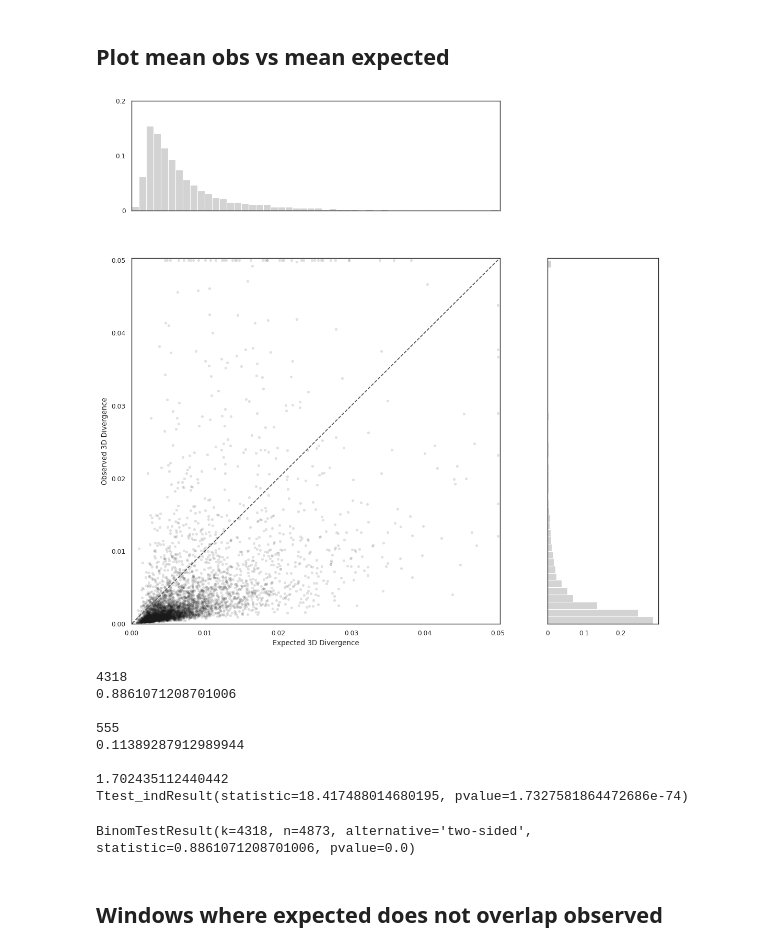
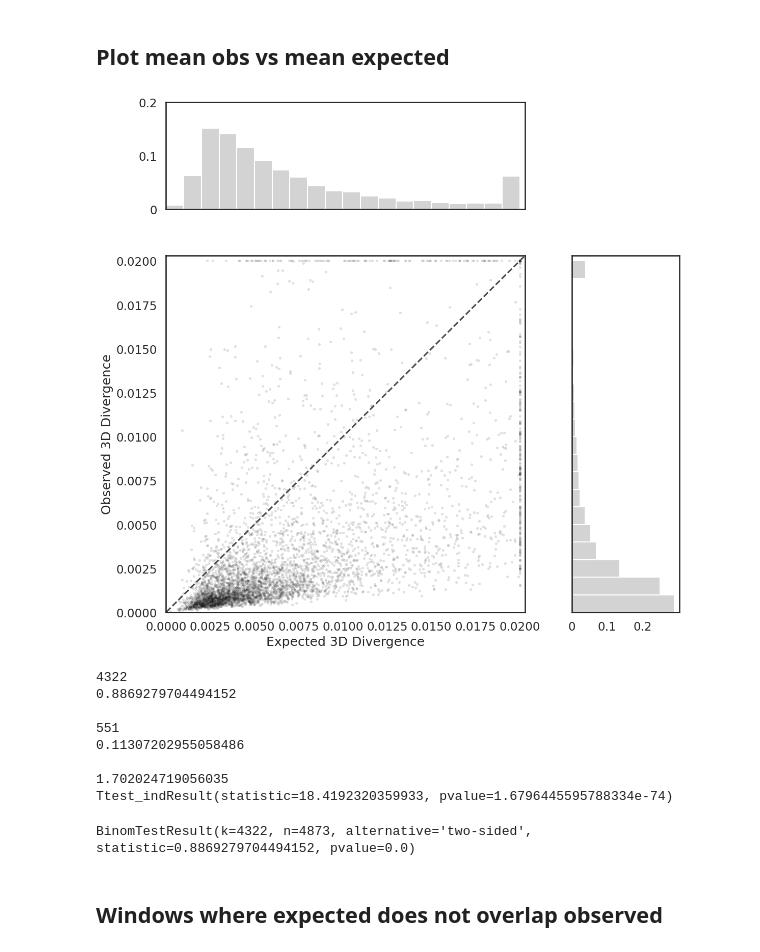
Before and after one commit to erin-n-gilbertson/3DGenome-diversity, a Jupyter notebook: activeNotebooks/expected_divergence.ipynb, the cells around one changed output. Cells and saved outputs as stored; diff of their text form; code cells hidden in the pictures.

```diff
--- a/activeNotebooks/expected_divergence.ipynb
+++ b/activeNotebooks/expected_divergence.ipynb
@@ -5,7 +5,7 @@ import matplotlib.pyplot as plt
 import seaborn as sns
 sns.set(color_codes=True) # Seaborn desaturates matplotlib colors (this is useful if you use both seaborn and basic matplot lib and want colors to be consistent)
 import scipy.stats as stats
-sns.set(palette='husl', context = 'paper', style='white', font_scale=1)
+sns.set(palette='husl', context = 'talk', style='white', font_scale=1)
 
 import os
 import scikit_posthocs as sp
@@ -21,20 +21,20 @@ BASE_PATH = "/".join(os.getcwd().split("/")) # base directory level
 
 
 #Wynton
-# BIN_PATH = os.path.join(BASE_PATH, "bin")  # where my scripts live
-# DATA_PATH = os.path.join(BASE_PATH, "data")  # where I dump new data
-# RESULTS_PATH = os.path.join(BASE_PATH, "results")  # where I analyze results
+BIN_PATH = os.path.join(BASE_PATH, "bin")  # where my scripts live
+DATA_PATH = os.path.join(BASE_PATH, "data")  # where I dump new data
+RESULTS_PATH = os.path.join(BASE_PATH, "results")  # where I analyze results
 
-# SRC_PATH = os.path.join(BASE_PATH, "src")  # where any packages needed to run analyses live. I haven't started structuring things this way yet.
+SRC_PATH = os.path.join(BASE_PATH, "src")  # where any packages needed to run analyses live. I haven't started structuring things this way yet.
 
-# COMP_PATH = os.path.join(DATA_PATH,"pairwise/hsmrca")
-# COMP_PATH = os.path.join(DATA_PATH,"pairwise/reference")
+COMP_PATH = os.path.join(DATA_PATH,"pairwise/hsmrca")
+COMP_PATH = os.path.join(DATA_PATH,"pairwise/reference")
 
-# EXP_PATH = os.path.join(RESULTS_PATH, "expectedDiv")
+EXP_PATH = os.path.join(RESULTS_PATH, "expectedDiv")
 # Local
 
-DATA_PATH = os.path.join(BASE_PATH, "../../../dowloads/")  # where I dump new data
-COMP_PATH = os.path.join(DATA_PATH,"1KGvsHSMRCA")
+# DATA_PATH = os.path.join(BASE_PATH, "../../../dowloads/")  # where I dump new data
+# COMP_PATH = os.path.join(DATA_PATH,"1KGvsHSMRCA")
 # %%
 BASE_PATH
 # %% [output]
@@ -287,7 +287,7 @@ for pop in eDists.keys():
     ind = inds[pop]
     pop_df = pd.DataFrame()
     for chrm in chrms:
-        filename = "%s/%s/%s_chr%s_empiricDist_test.tsv"% (EXP_PATH, pop, ind, chrm)
+        filename = "%s/%s/%s_chr%s_empiricDist.tsv"% (EXP_PATH, pop, ind, chrm)
         df = pd.read_table(filename, header=None, names=cols, index_col=[0,1])
         pop_df = pd.concat([pop_df, df])
     eDists[pop] = pop_df
@@ -342,33 +379,33 @@ eDists['mean'] = eDists_all.mean(axis=1)
 # %%
 empiric = anc_div.mean(axis=1).reset_index(name='3D_divergence')
 empiric['numMuts'] = num_diffs.mean(axis=1).values
 empiric['meanExpected3Ddivergence'] = eDists['mean'].values
 
 # Without color
 fig, ax = plt.subplots(nrows=2,ncols=2,figsize=(13,13),gridspec_kw={'width_ratios': [5, 1.5], 'height_ratios': [1.5, 5]})         # Sample figsize in inches
 empiric_clipped = empiric.copy(deep=True)
-empiric_clipped['3D_divergence'] = empiric_clipped['3D_divergence'].clip(0,0.05)
-empiric_clipped['meanExpected3Ddivergence'] = empiric_clipped['meanExpected3Ddivergence'].clip(0,0.05)
+empiric_clipped['3D_divergence'] = empiric_clipped['3D_divergence'].clip(0,0.02)
+empiric_clipped['meanExpected3Ddivergence'] = empiric_clipped['meanExpected3Ddivergence'].clip(0,0.02)
 
 g = sns.scatterplot(y="3D_divergence", x="meanExpected3Ddivergence", s=12,alpha=0.13,data=empiric_clipped,ax=ax[1,0], color='k',linewidth=.15, edgecolor='k',)#, x_bins=np.arange(0.9965,1,0.00025))  #scatter_kws={'s':2}
-_ = g.set(xlim=(0, 0.0503), ylim=(0, 0.0503), xlabel=("Expected 3D Divergence"), ylabel=("Observed 3D Divergence"))
+_ = g.set(xlim=(0, 0.0203), ylim=(0, 0.0203), xlabel=("Expected 3D Divergence"), ylabel=("Observed 3D Divergence"))
 _ = g.set()
 _ = ax[1,0].plot([-3, 3], [-3, 3], ls="--", c=".3")
 
 
-_ = ax[0,0].hist(empiric_clipped[['meanExpected3Ddivergence']].values.flatten(), bins=np.arange(0,0.0501,0.001),color='lightgray')
-_ = ax[0,0].set(xlim=(0, 0.0503))
+_ = ax[0,0].hist(empiric_clipped[['meanExpected3Ddivergence']].values.flatten(), bins=np.arange(0,0.0201,0.001),color='lightgray')
+_ = ax[0,0].set(xlim=(0, 0.0203))
 _ = ax[0,0].set( yticks=[0,.05*4873,.1*4873,.15*4873,.2*4873], yticklabels=[0,"",.1,"",0.2], xticklabels='')
 
 
-_ = ax[1,1].hist(empiric_clipped[['3D_divergence']].values.flatten(),bins=np.arange(0,0.0501,0.001), orientation='horizontal', color='lightgray')
-_ = ax[1,1].set(ylim=(0, 0.0503))
+_ = ax[1,1].hist(empiric_clipped[['3D_divergence']].values.flatten(),bins=np.arange(0,0.0201,0.001), orientation='horizontal', color='lightgray')
+_ = ax[1,1].set(ylim=(0, 0.0203))
 _ = ax[1,1].set(xticks=[0,.05*4873,.1*4873,.15*4873,.2*4873], xticklabels=[0,"",.1,"",0.2], yticklabels='')
 ax[1,1].set()
 ax[0, 1].axis('off')
 plt.show()
 # %% [output]
-[figure, old version]
+[figure, new version]
 # %%
 print(sum(empiric['meanExpected3Ddivergence'] > empiric['3D_divergence']))
 print(sum(empiric['meanExpected3Ddivergence'] > empiric['3D_divergence'])/len(empiric))
@@ -383,15 +420,15 @@ print(stats.ttest_ind(empiric['meanExpected3Ddivergence'].values, empiric['3D_di
 
 stats.binomtest(sum(empiric['meanExpected3Ddivergence'] > empiric['3D_divergence']), n=len(empiric), p=0.5)
 # %% [output]
-4318
-0.8861071208701006
+4322
+0.8869279704494152
 
-555
-0.11389287912989944
+551
+0.11307202955058486
 
-1.702435112440442
-Ttest_indResult(statistic=18.417488014680195, pvalue=1.7327581864472686e-74)
+1.702024719056035
+Ttest_indResult(statistic=18.4192320359933, pvalue=1.6796445595788334e-74)
-BinomTestResult(k=4318, n=4873, alternative='two-sided', statistic=0.8861071208701006, pvalue=0.0)
+BinomTestResult(k=4322, n=4873, alternative='two-sided', statistic=0.8869279704494152, pvalue=0.0)
 # %% [markdown]
 ## Windows where expected does not overlap observed
 # %%
```
Also changed, not shown: parts of 40 cells of this notebook, 54 other files.
